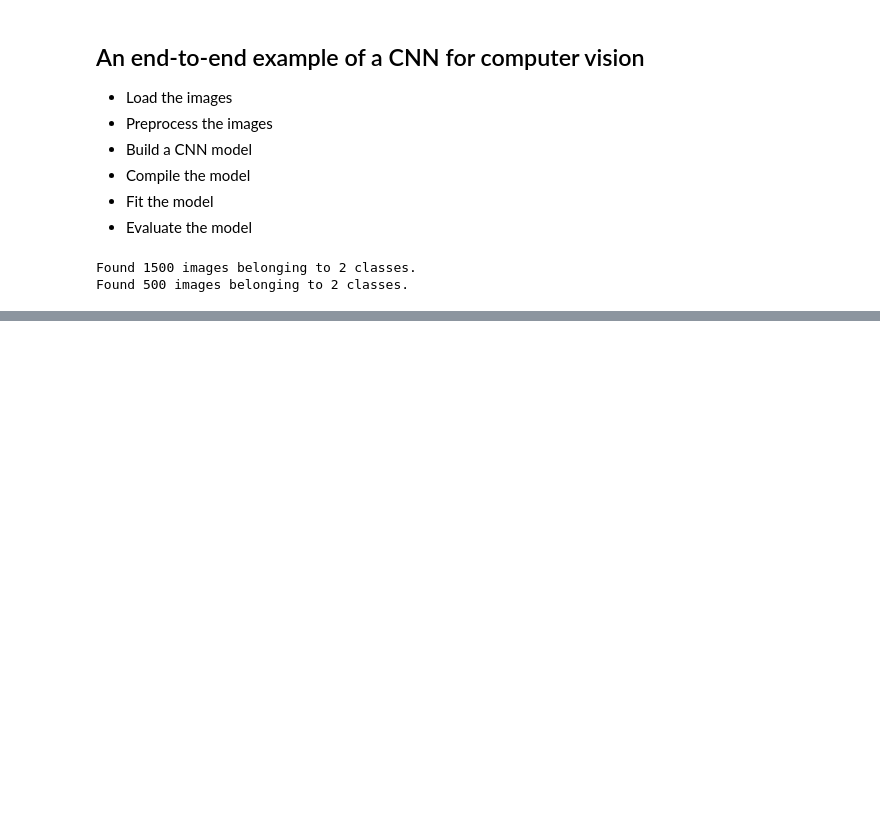
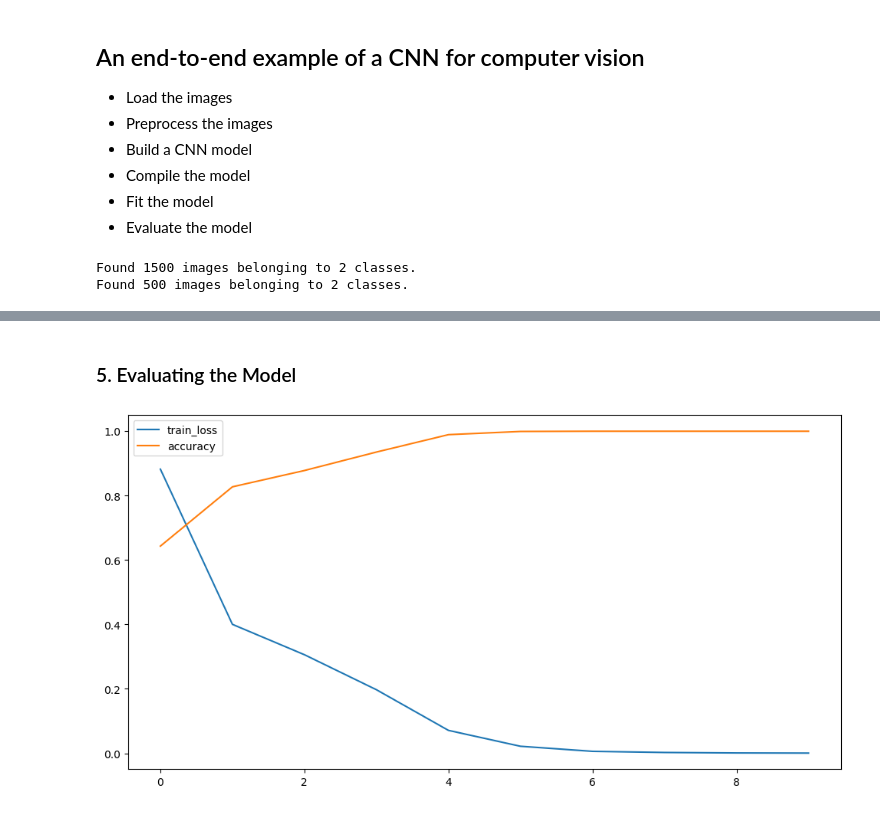
Before and after one commit to Jammal7/Introduction_to_Data_Science, a Jupyter notebook: Deep Learning/Tensorflow/03_CNN_Computer_Vision.ipynb, the cells around one changed output, grey strips where cells are left out. Saved outputs shown, nothing was run; the diff lists cells and outputs as text; code cells hidden in the pictures; blank space fills up the shorter version.

```diff
--- a/Deep Learning/Tensorflow/03_CNN_Computer_Vision.ipynb
+++ b/Deep Learning/Tensorflow/03_CNN_Computer_Vision.ipynb
@@ -259,0 +352,17 @@ Epoch 10/10
+# %%
+# Starting with a baseline CNN model(A baseline model is a simple model that you compare your model's performance to)
+model_2 = Sequential([
+    Conv2D(filters=10, # the no of sliding windows going across an input(higher = more patterns learned)
+           kernel_size=3, # size of the sliding window that moves across the image
+           strides=1, # how much the sliding window moves across the image by
+           padding='valid', # padding='same' means output shape is same as input shape, padding='valid' means output shape is smaller than input shape
+           activation='relu',
+           input_shape=(224, 224, 3)),
+    Conv2D(10, 3, activation='relu'),
+    Conv2D(10, 3, activation='relu'),
+    Flatten(),
+    Dense(1, activation='sigmoid')
+])
+# %%
+# Compile the model
+model_2.compile(loss='binary_crossentropy', optimizer='adam', metrics=['accuracy'])
@@ -259,0 +394,7 @@ Epoch 10/10
+# %%
+history_2 = model_2.fit(train_data,
+                        epochs=10,
+                        steps_per_epoch=len(train_data),
+                        validation_data=test_data,
+                        validation_steps=len(test_data)
+                        )
@@ -259,0 +422,10 @@ Epoch 10/10
+# %% [markdown]
+### 5. Evaluating the Model
+# %%
+plt.figure(figsize=(12, 6))
+plt.plot(history_2.history['loss'], label='train_loss')
+plt.plot(history_2.history['accuracy'], label='accuracy')
+plt.legend()
+plt.show()
+# %% [output]
+[figure, added]
```
Also changed, not shown: parts of 21 cells of this notebook, 1 other file.
